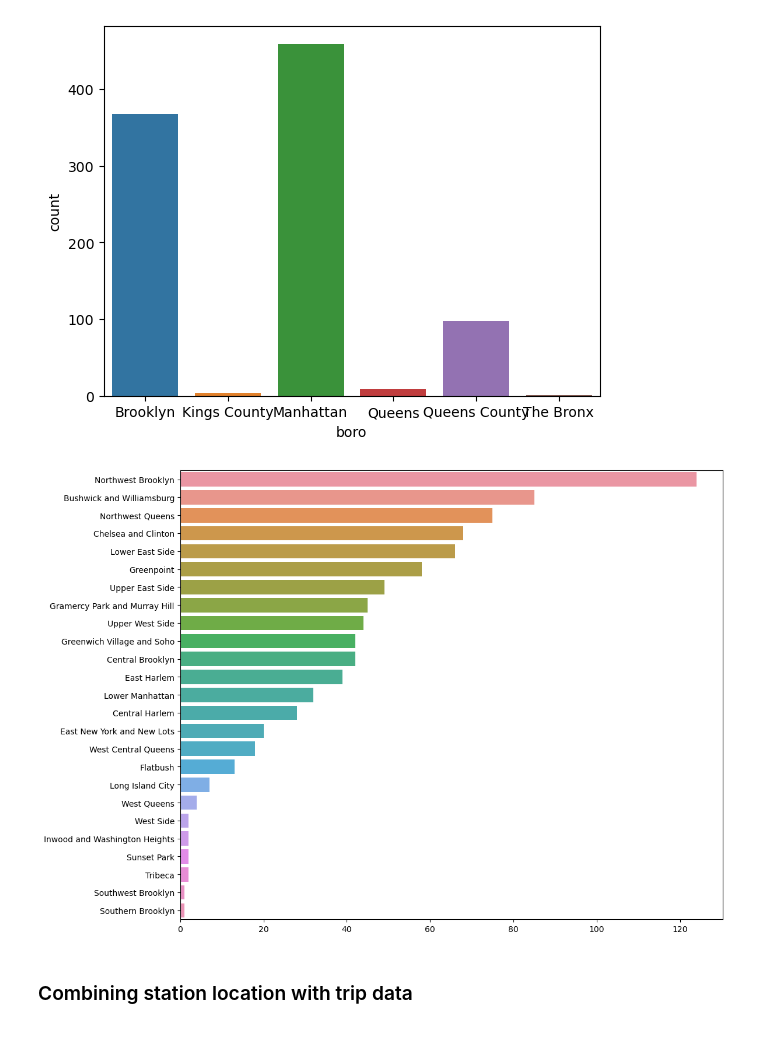
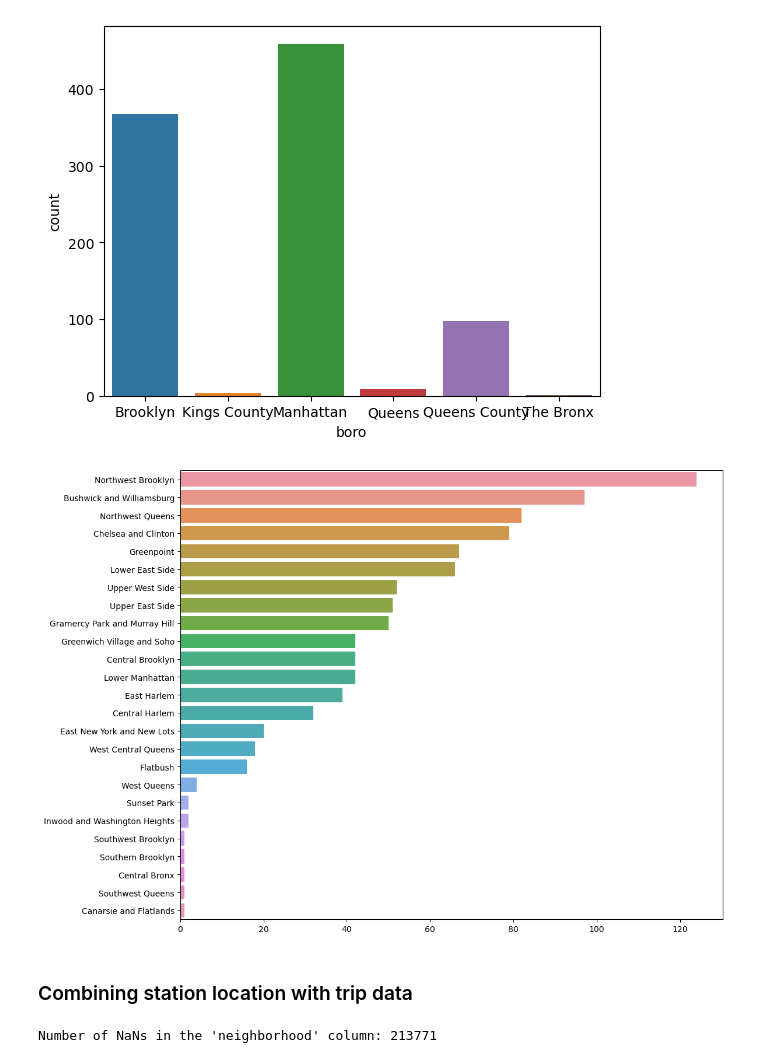
Before and after one commit to lukasschirren/nyc_bike_rental, a Jupyter notebook: Helen_JupyterWorkspace.ipynb, the cells around one changed output. Saved outputs shown, nothing was run; the diff lists cells and outputs as text; code cells hidden in the pictures.

Commit message:
Changes made to 2019-stations with cleaning of neighbourhoods done and modifications to Helen Workspace

```diff
--- a/Helen_JupyterWorkspace.ipynb
+++ b/Helen_JupyterWorkspace.ipynb
@@ -600,3 +600,6 @@ dfstations.head(10)
 | 285.0 | Manhattan Community Board 2 | Manhattan | 10003 | Broadway & E 14 St | 40.734546 | -73.990741 |
 | 3394.0 | Red Hook | Brooklyn | 11231 | Columbia St & W 9 St | 40.676999 | -74.006471 |
 | 432.0 | Manhattan Community Board 3 | Manhattan | 10009 | E 7 St & Avenue A | 40.726218 | -73.983799 |
+# %%
+neighborhoods_df = pd.read_csv('nyc-zip-codes.csv')
+neighborhoods_df.iloc[:4]
@@ -603,18 +612,16 @@ dfstations.head(10)
 # %%
-neighborhoods_df = pd.read_csv('nyc_zip_borough_neighborhoods_pop.csv')
 
+dfstations_reset = dfstations.reset_index()
 # Ensure that the 'zipcode' columns in both DataFrames are of the same data type
-dfstations['zipcode'] = dfstations['zipcode'].astype(str)
-neighborhoods_df['zip'] = neighborhoods_df['zip'].astype(str)
+dfstations_reset['zipcode'] = dfstations_reset['zipcode'].astype(str)
+neighborhoods_df['ZipCode'] = neighborhoods_df['ZipCode'].astype(str)
 
 # Merge the original DataFrame with the neighborhoods DataFrame based on 'zipcode'
-merged_dfstations = pd.merge(dfstations, neighborhoods_df, left_on='zipcode', right_on='zip', how='left')
+merged_dfstations = pd.merge(dfstations_reset, neighborhoods_df, left_on='zipcode', right_on='ZipCode', how='left')
 
 # 'merged_df' now contains the original data along with the corresponding neighborhood for each zip code
 # You might have both 'zipcode' and 'zip' columns in 'merged_df', you can drop one if needed
-merged_dfstations.drop('zip', axis=1, inplace=True)  # This removes the 'zip' column if it's redundant
-merged_dfstations.drop('neighborhood_x', axis=1, inplace=True)
-merged_dfstations.drop('borough', axis=1, inplace=True)
+merged_dfstations.drop('ZipCode', axis=1, inplace=True)  # This removes the 'zip' column if it's redundant
 # %%
 merged_dfstations.iloc[:4]
 # %% [output]
@@ -625,0 +633,3 @@ merged_dfstations.iloc[:4]
+# %%
+merged_dfstations.drop('neighborhood', axis=1, inplace=True)
+merged_dfstations.drop('Borough', axis=1, inplace=True)
@@ -631,10 +660,10 @@ sns.countplot(data=merged_dfstations, x="boro") ;
 # %% [output]
 [figure]
 # %%
-nabes = merged_dfstations['neighborhood_y'].value_counts()[:25]
+nabes = merged_dfstations['Neighborhood'].value_counts()[:25]
 plt.figure(figsize=(12,10))
 sns.barplot( x=nabes.values , y=list(nabes.index),  orient="h"  ) ;
 # %% [output]
-[figure, old version]
+[figure, new version]
 # %% [markdown]
 ### Combining station location with trip data
@@ -640,0 +699,5 @@ sns.barplot( x=nabes.values , y=list(nabes.index),  orient="h"  ) ;
+# %%
+nan_count = dfa['end station Neighborhood'].isna().sum()
+print(f"Number of NaNs in the 'neighborhood' column: {nan_count}")
+# %% [output]
+Number of NaNs in the 'neighborhood' column: 213771
```
Also changed, not shown: parts of 10 cells of this notebook, 1 other file.
